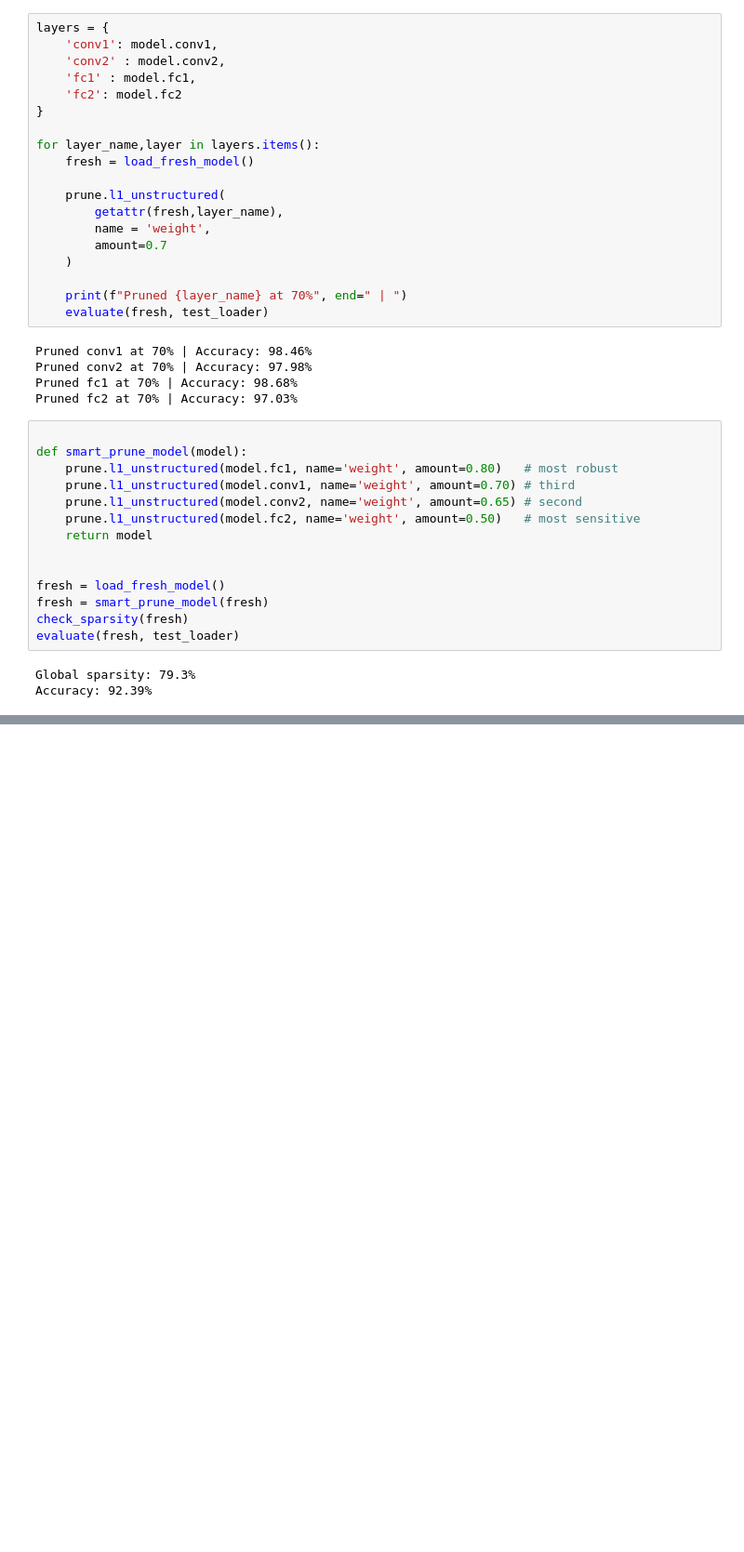
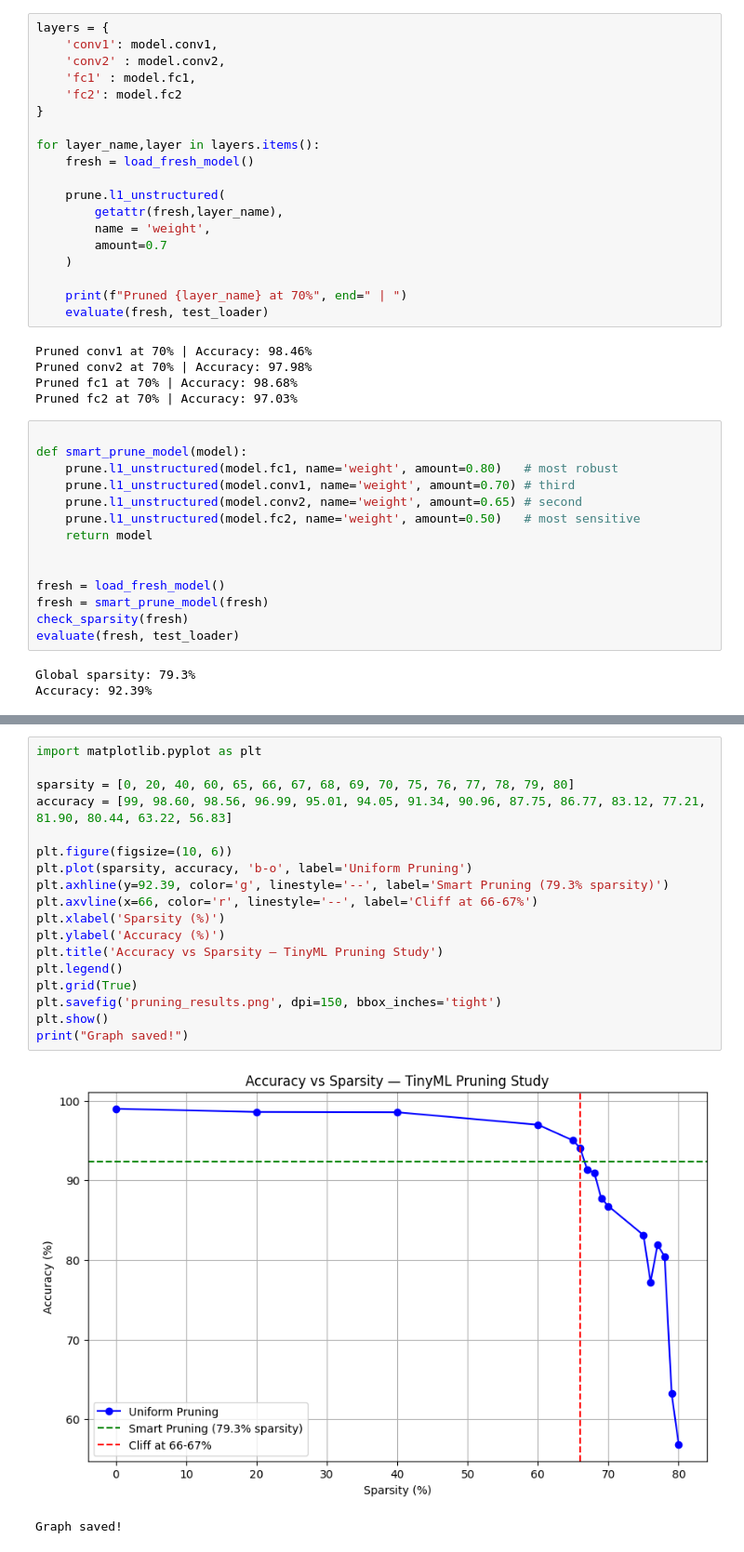
Before and after one commit to HafsaParker/tinyml-pruning-study, a Jupyter notebook: 02_pruning_experiments.ipynb, the cells around one changed output, grey strips where cells are left out. Shown at 93% size. Drawn from its saved outputs; the diff is of its cells as text; blank space fills up the shorter version.

Commit message:
Add accuracy vs sparsity graph - cliff found at 66-67%

```diff
--- a/02_pruning_experiments.ipynb
+++ b/02_pruning_experiments.ipynb
@@ -245,0 +270,21 @@ Accuracy: 92.39%
+# %%
+import matplotlib.pyplot as plt
+
+sparsity = [0, 20, 40, 60, 65, 66, 67, 68, 69, 70, 75, 76, 77, 78, 79, 80]
+accuracy = [99, 98.60, 98.56, 96.99, 95.01, 94.05, 91.34, 90.96, 87.75, 86.77, 83.12, 77.21, 81.90, 80.44, 63.22, 56.83]
+
+plt.figure(figsize=(10, 6))
+plt.plot(sparsity, accuracy, 'b-o', label='Uniform Pruning')
+plt.axhline(y=92.39, color='g', linestyle='--', label='Smart Pruning (79.3% sparsity)')
+plt.axvline(x=66, color='r', linestyle='--', label='Cliff at 66-67%')
+plt.xlabel('Sparsity (%)')
+plt.ylabel('Accuracy (%)')
+plt.title('Accuracy vs Sparsity — TinyML Pruning Study')
+plt.legend()
+plt.grid(True)
+plt.savefig('pruning_results.png', dpi=150, bbox_inches='tight')
+plt.show()
+print("Graph saved!")
+# %% [output]
+[figure, added]
+Graph saved!
```
Also changed, not shown: parts of 2 cells of this notebook, 1 other file.
